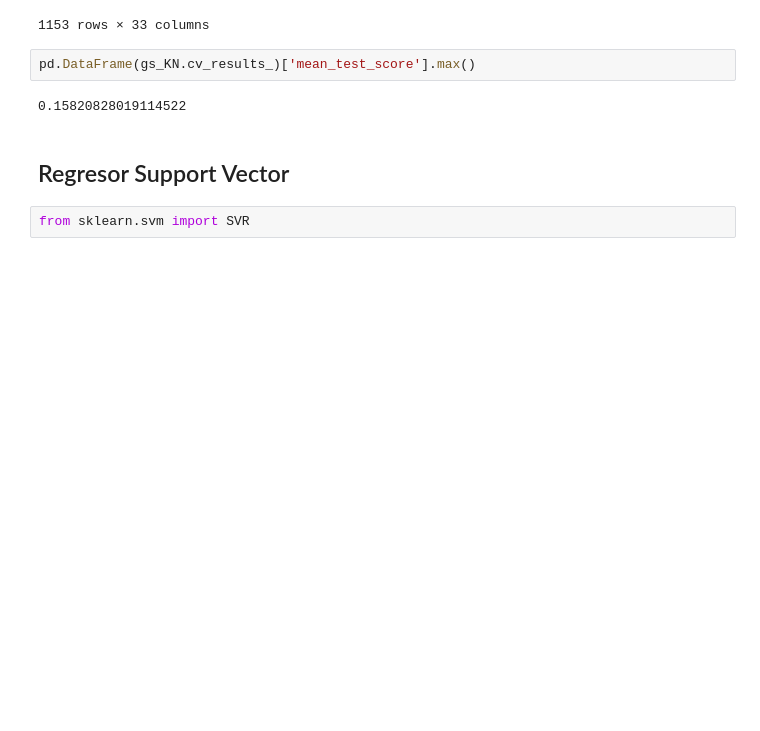
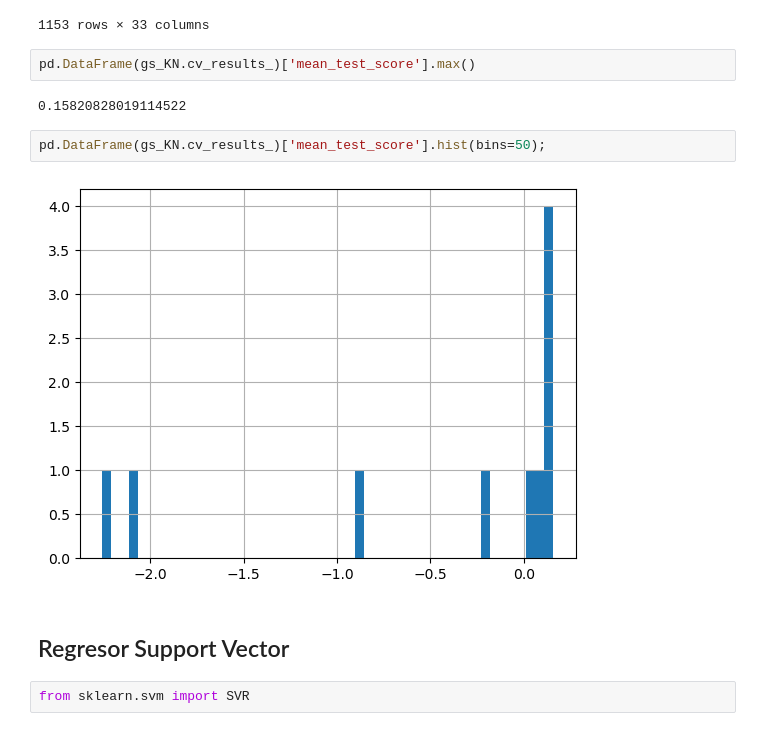
Before and after one commit to camilocarvajalreyes/laboratorios-MDS7202, a Jupyter notebook: Proyecto/gridsearch_reg.ipynb, the cells around one changed output. Drawn from its saved outputs; the diff is of its cells as text; blank space fills up the shorter version.

```diff
--- a/Proyecto/gridsearch_reg.ipynb
+++ b/Proyecto/gridsearch_reg.ipynb
@@ -558,6 +570,10 @@ pd.DataFrame(gs_KN.cv_results_)
 pd.DataFrame(gs_KN.cv_results_)['mean_test_score'].max()
 # %% [output]
 0.15820828019114522
+# %%
+pd.DataFrame(gs_KN.cv_results_)['mean_test_score'].hist(bins=50);
+# %% [output]
+[figure, added]
 # %% [markdown]
 ## Regresor Support Vector
 # %%
```
Also changed, not shown: parts of 5 cells of this notebook.
